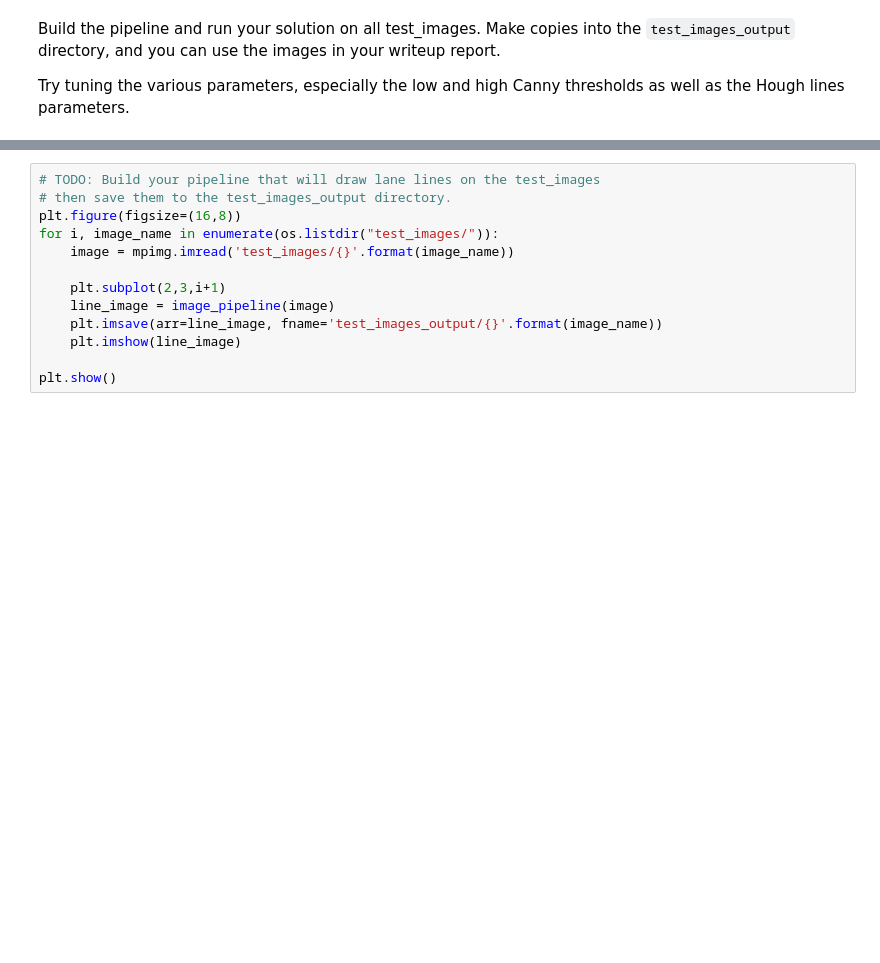
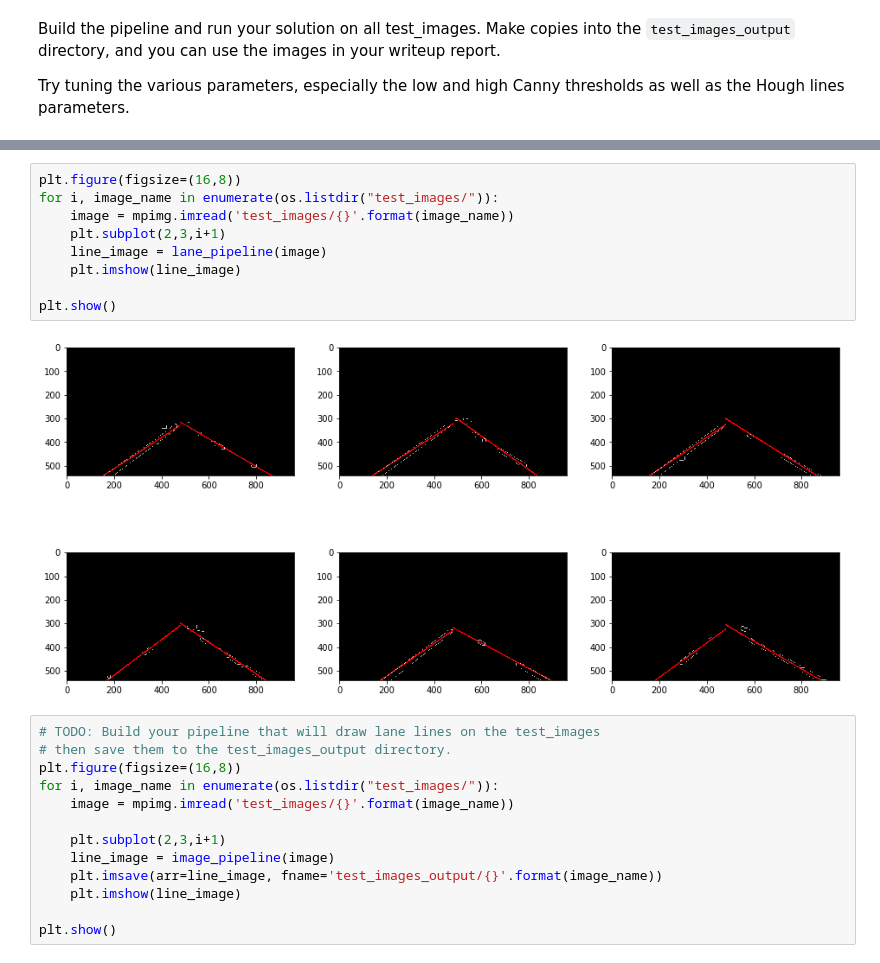
Before and after one commit to bryantravissmith/Self-Driving-Car, a Jupyter notebook: CarND-LaneLines-P1/P1.ipynb, the cells around one changed output, grey strips where cells are left out. Drawn from its saved outputs; the diff is of its cells as text; blank space fills up the shorter version.

```diff
--- a/CarND-LaneLines-P1/P1.ipynb
+++ b/CarND-LaneLines-P1/P1.ipynb
@@ -260,6 +260,17 @@ def image_pipeline(image):
     img_line = img_right_line + img_left_line
 
     return weighted_img(img_line, image) #np.dstack([img_edges,img_edges,img_edges])
+# %%
+plt.figure(figsize=(16,8))
+for i, image_name in enumerate(os.listdir("test_images/")):
+    image = mpimg.imread('test_images/{}'.format(image_name))
+    plt.subplot(2,3,i+1)
+    line_image = lane_pipeline(image)
+    plt.imshow(line_image)
+
+plt.show()
+# %% [output]
+[figure, added]
 # %%
 # TODO: Build your pipeline that will draw lane lines on the test_images
 # then save them to the test_images_output directory.
```
Also changed, not shown: parts of 5 cells of this notebook, 17 other files.
